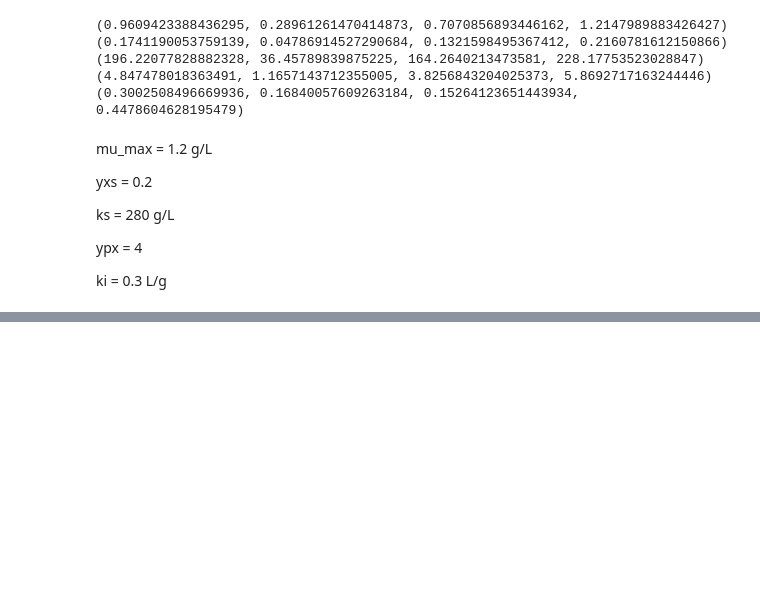
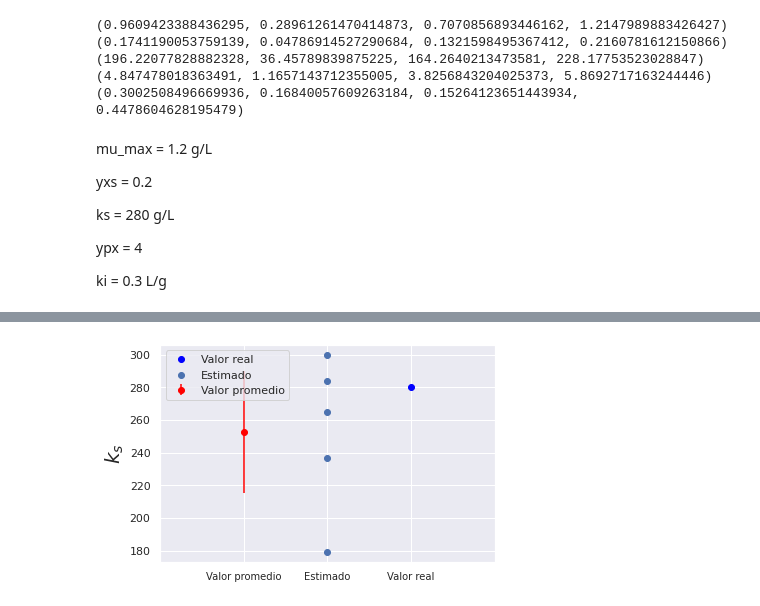
Before and after one commit to juanmggb/maestria, a Jupyter notebook: parameter_estimation/parameter_estimation.ipynb, the cells around one changed output, grey strips where cells are left out. Cells and saved outputs as stored; diff of their text form; code cells hidden in the pictures; blank space fills up the shorter version.

```diff
--- a/parameter_estimation/parameter_estimation.ipynb
+++ b/parameter_estimation/parameter_estimation.ipynb
@@ -365,0 +389,4 @@ ki = 0.3 L/g
+# %%
+plot_stats(best_values_monod[:, 2], ks, "$k_s$")
+# %% [output]
+[figure, added]
```
Also changed, not shown: parts of 4 cells of this notebook.
